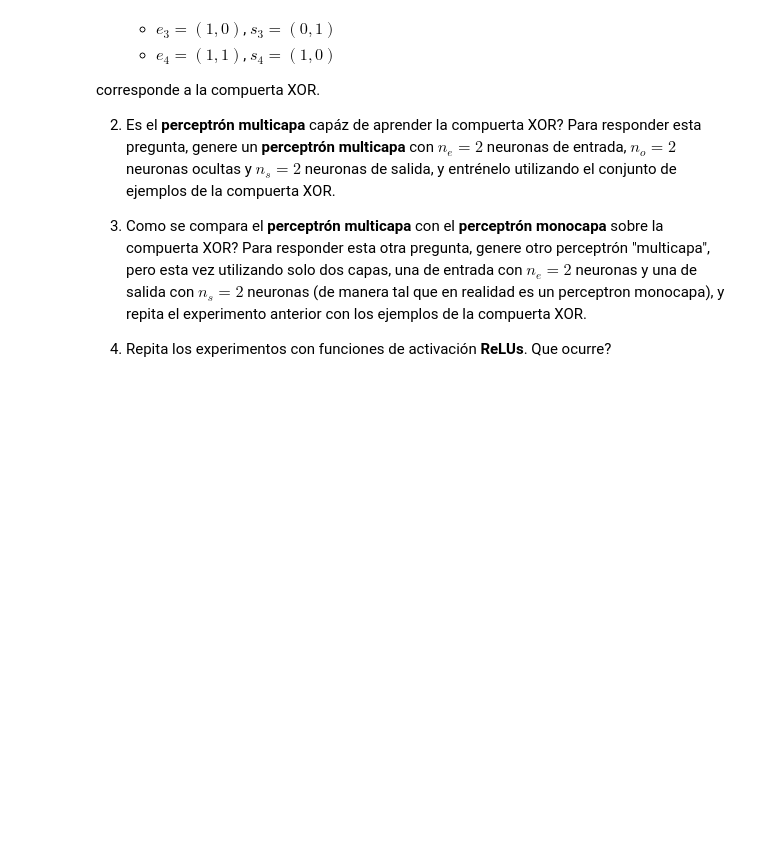
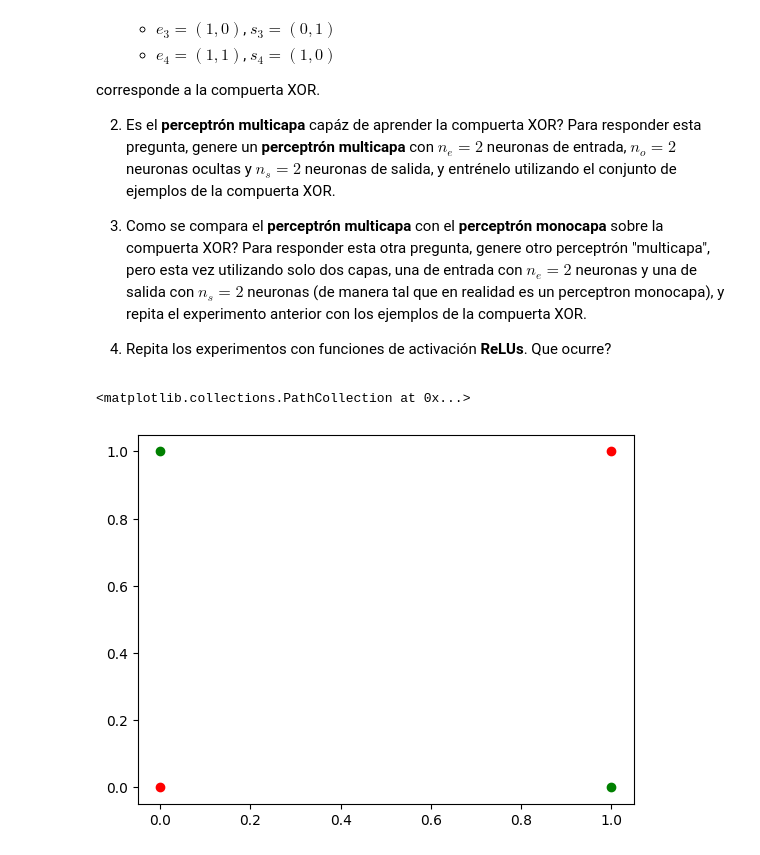
Before and after one commit to AdolfoBanchio/Redes-neuronales-2024, a Jupyter notebook: guias_ejercicios/redes_neuronales_2024_guia_10.ipynb, the cells around one changed output. Saved outputs shown, nothing was run; the diff lists cells and outputs as text; code cells hidden in the pictures; blank space fills up the shorter version.

```diff
--- a/guias_ejercicios/redes_neuronales_2024_guia_10.ipynb
+++ b/guias_ejercicios/redes_neuronales_2024_guia_10.ipynb
@@ -504,0 +505,8 @@ w_2, w_out_2, ecm = perceptron_multicapa(training_set_ej3, training_set_output_e
+# %%
+# grafico el resultado de el entrenamiento de una compuerta XOR
+
+plt.scatter(training_set_ej3[training_set_output_ej3[:,0] == 1, 0], training_set_ej3[training_set_output_ej3[:,0] == 1, 1], color='red', label='cat = 1')
+plt.scatter(training_set_ej3[training_set_output_ej3[:,1] == 1, 0], training_set_ej3[training_set_output_ej3[:,1] == 1, 1], color='green', label='cat = 2')
+# %% [output]
+<matplotlib.collections.PathCollection at 0x...>
+[figure, added]
```
Also changed, not shown: parts of 5 cells of this notebook, 7 other files.
